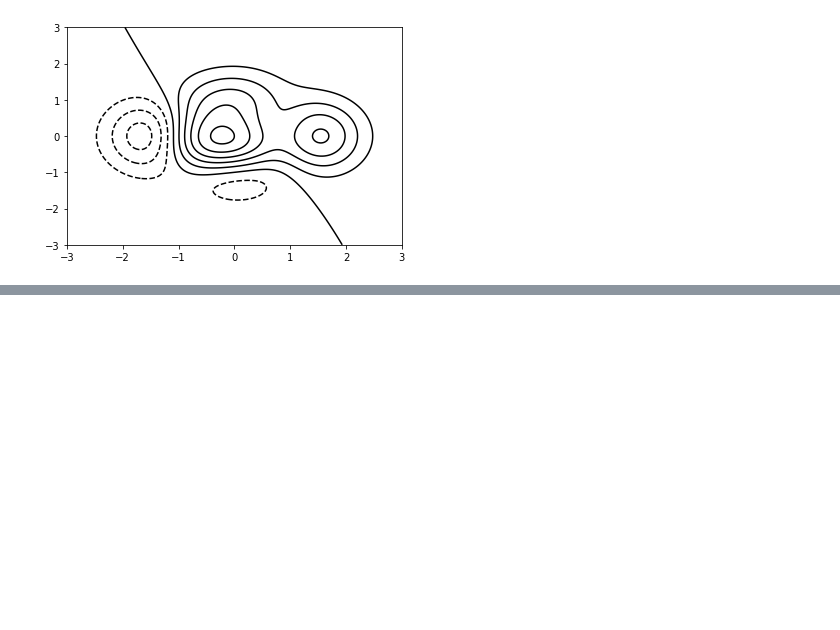
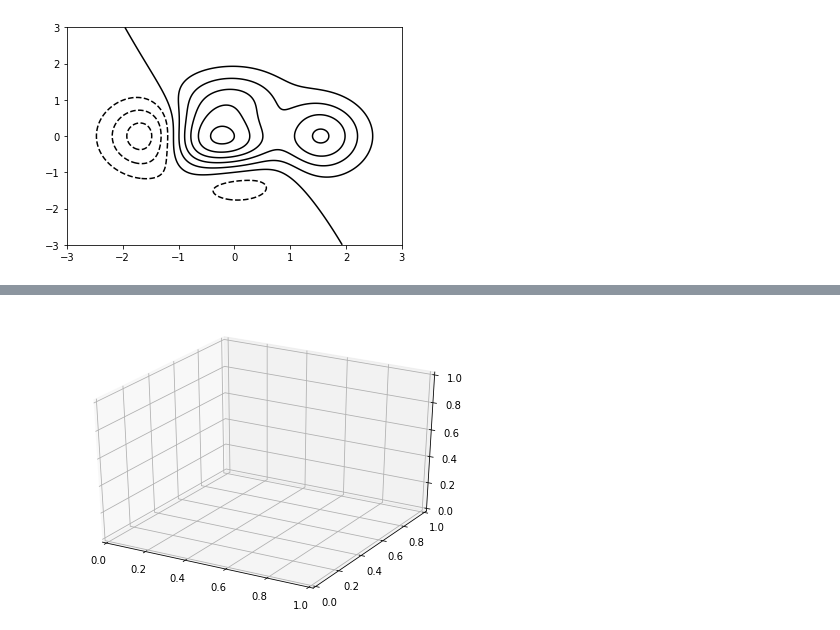
Before and after one commit to kyle-cloud/kaggle, a Jupyter notebook: practice_matplot/matplot.ipynb, the cells around one changed output, grey strips where cells are left out. Saved outputs shown, nothing was run; the diff lists cells and outputs as text; code cells hidden in the pictures; blank space fills up the shorter version.

```diff
--- a/practice_matplot/matplot.ipynb
+++ b/practice_matplot/matplot.ipynb
@@ -111,0 +135,5 @@ plt.clabel(C, inline = True, fontsize = 10)
+# %%
+fig = plt.figure()
+ax = Axes3D(fig)
+# %% [output]
+[figure, added]
```
Also changed, not shown: parts of 6 cells of this notebook.
